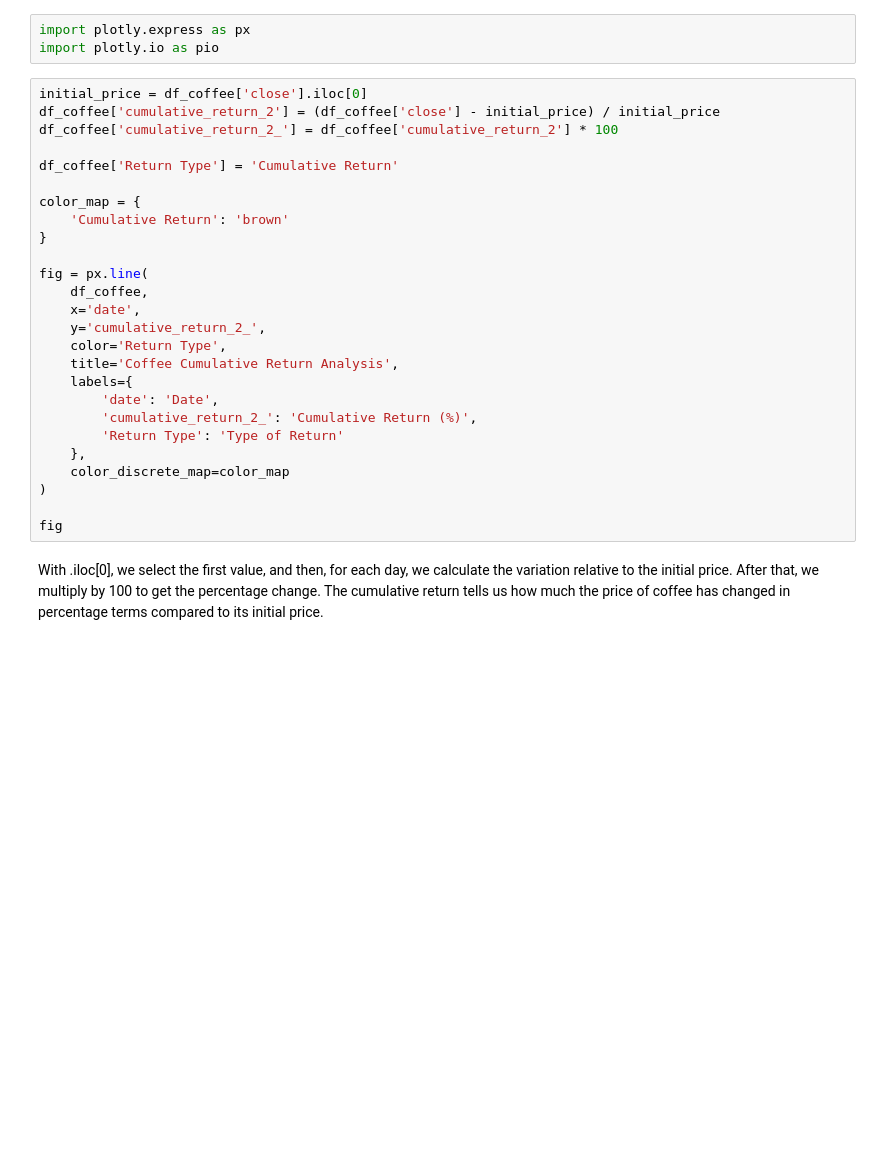
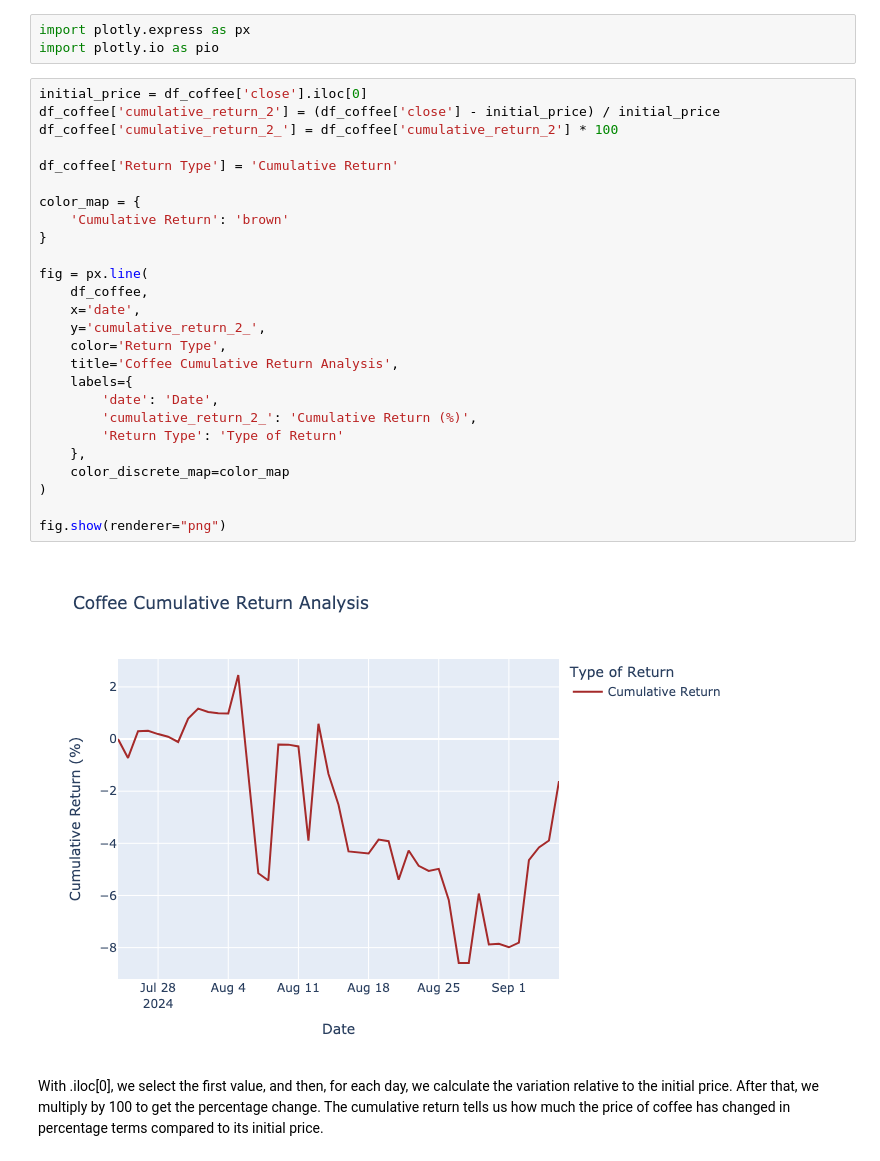
Before and after one commit to shadzic/ESMT_2024_DataScraping_Students, a Jupyter notebook: HAPPY_HARVEST_COFFEE_FINAL_PROJECT.ipynb, the cells around one changed output. Drawn from its saved outputs; the diff is of its cells as text; blank space fills up the shorter version.

Commit message:
Updated renderer to png

```diff
--- a/HAPPY_HARVEST_COFFEE_FINAL_PROJECT.ipynb
+++ b/HAPPY_HARVEST_COFFEE_FINAL_PROJECT.ipynb
@@ -866,29 +866,31 @@ import plotly.io as pio
 # %%
 initial_price = df_coffee['close'].iloc[0]
 df_coffee['cumulative_return_2'] = (df_coffee['close'] - initial_price) / initial_price
 df_coffee['cumulative_return_2_'] = df_coffee['cumulative_return_2'] * 100
 
 df_coffee['Return Type'] = 'Cumulative Return'
 
 color_map = {
     'Cumulative Return': 'brown'
 }
 
 fig = px.line(
     df_coffee,
     x='date',
     y='cumulative_return_2_',
     color='Return Type',
     title='Coffee Cumulative Return Analysis',
     labels={
         'date': 'Date',
         'cumulative_return_2_': 'Cumulative Return (%)',
         'Return Type': 'Type of Return'
     },
     color_discrete_map=color_map
 )
 
-fig
+fig.show(renderer="png")
+# %% [output]
+[figure, added]
 # %% [markdown]
 With .iloc[0], we select the first value, and then, for each day, we calculate the variation relative to the initial price. After that, we multiply by 100 to get the percentage change. The cumulative return tells us how much the price of coffee has changed in percentage terms compared to its initial price.
 # %% [markdown]
```
